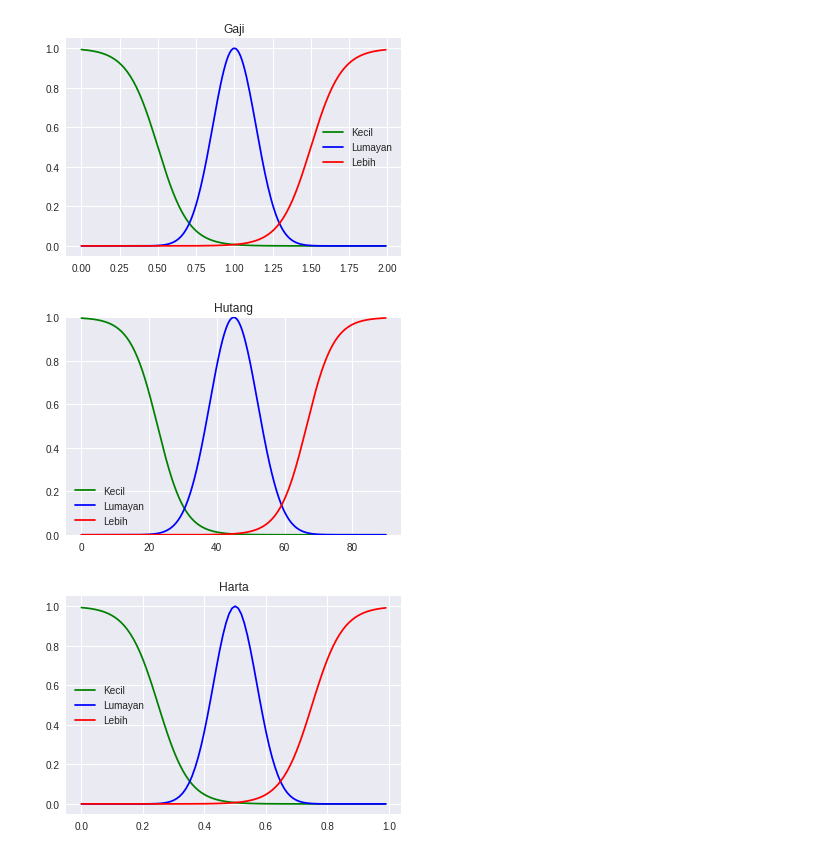
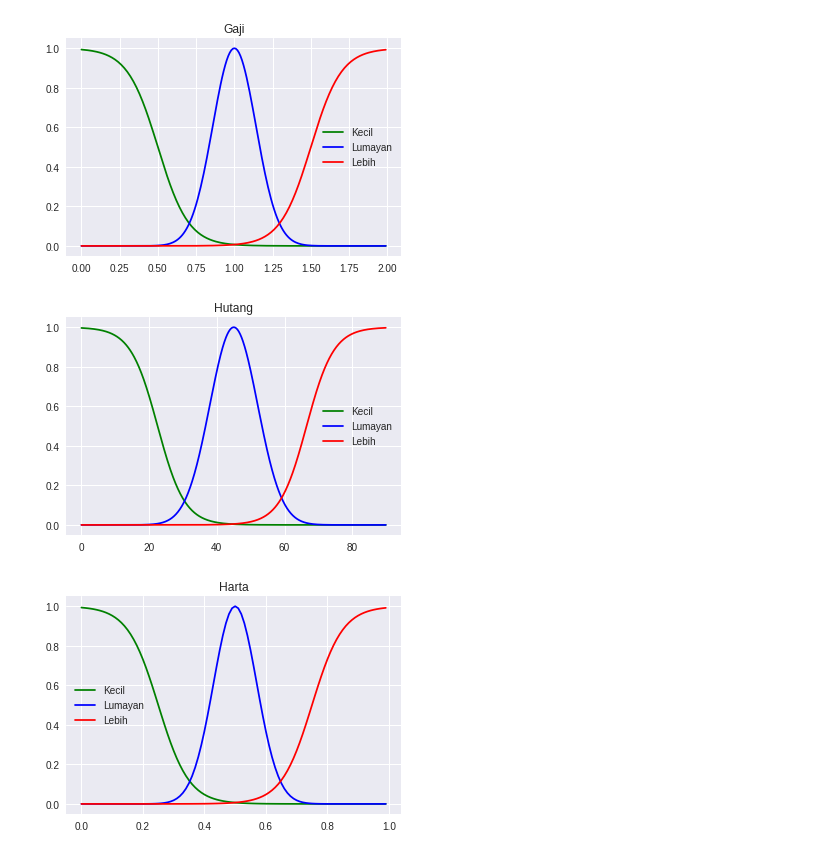
Before and after one commit to rizkiar00/Fuzzy-Logic, a Jupyter notebook: Fuzzy_Logic.ipynb, the cells around one changed output. Saved outputs shown, nothing was run; the diff lists cells and outputs as text; code cells hidden in the pictures.

```diff
--- a/Fuzzy_Logic.ipynb
+++ b/Fuzzy_Logic.ipynb
@@ -63,15 +63,14 @@ def hutang_lebih(x):
 # %%
 volume = np.arange(0,90, 0.1)
 plt.plot(volume, hutang_kecil(volume), color='green', label='Kecil')
 plt.plot(volume, hutang_lumayan(volume), color='blue', label='Lumayan')
 plt.plot(volume, hutang_lebih(volume), color='red', label='Lebih')
 
 plt.legend()
-plt.ylim(0, 1)
 plt.title('Hutang')
 plt.show()
 # %% [output]
-[figure, old version]
+[figure, new version]
 # %%
 def harta_kecil(x):
     L=1 #tinggi maks
```
Also changed, not shown: parts of 3 cells of this notebook.
